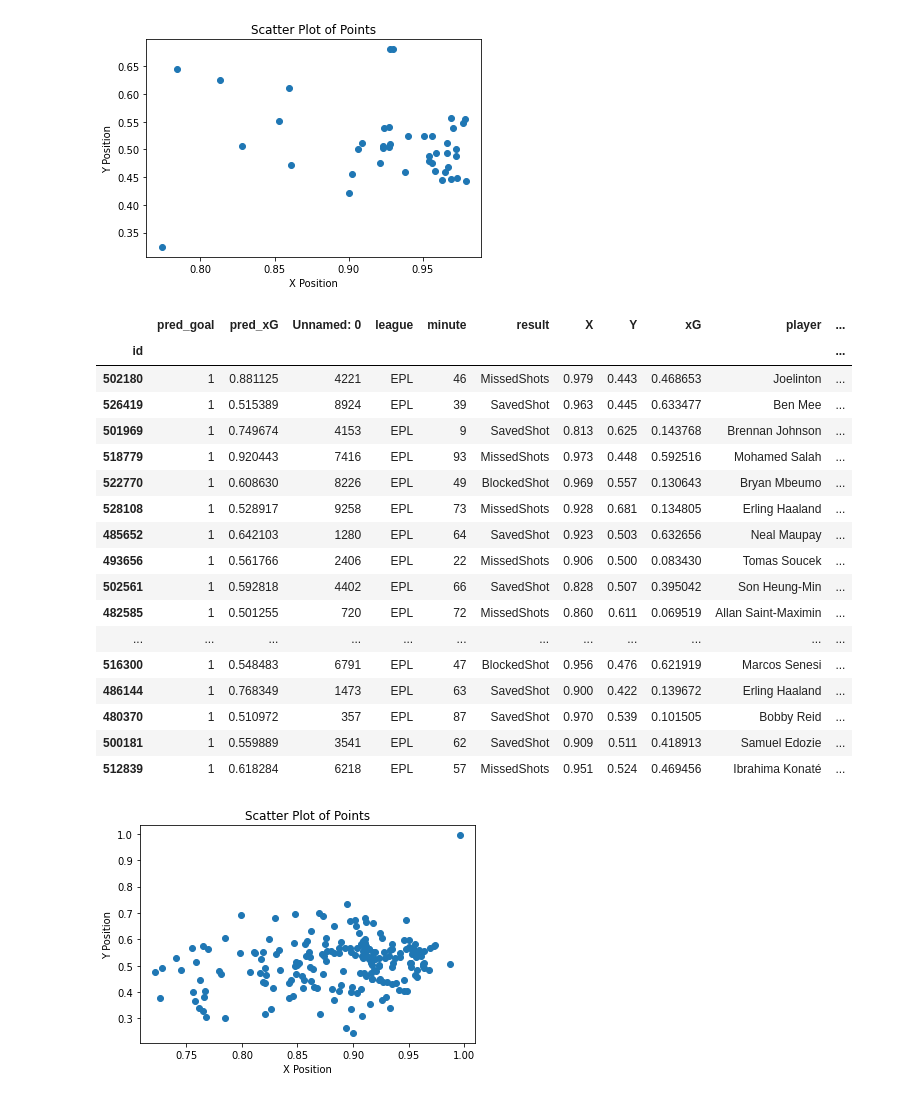
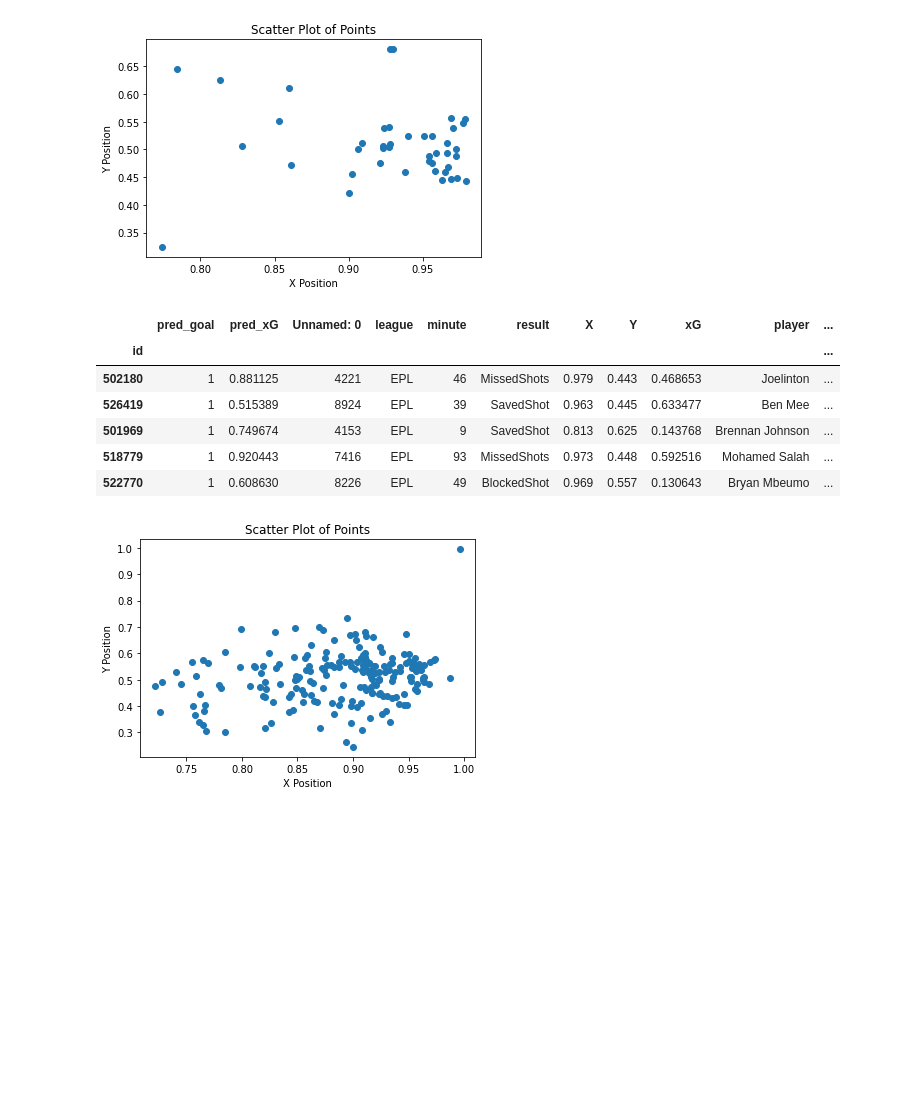
Before and after one commit to puxiao10/Hierarchy_xG_Model, a Jupyter notebook: xG_model.ipynb, the cells around one changed output. Drawn from its saved outputs; the diff is of its cells as text; code cells hidden in the pictures; blank space fills up the shorter version.

```diff
--- a/xG_model.ipynb
+++ b/xG_model.ipynb
@@ -390,26 +379,15 @@ plt.show()
 # %% [output]
 [figure]
 # %%
-incorrectly_pred_goal
+incorrectly_pred_goal.head()
 # %% [output]
 |  | pred_goal | pred_xG | Unnamed: 0 | league | minute | result | X | Y | xG | player | ... |
 | id |  |  |  |  |  |  |  |  |  |  | ... |
 | 502180 | 1 | 0.881125 | 4221 | EPL | 46 | MissedShots | 0.979 | 0.443 | 0.468653 | Joelinton | ... |
 | 526419 | 1 | 0.515389 | 8924 | EPL | 39 | SavedShot | 0.963 | 0.445 | 0.633477 | Ben Mee | ... |
 | 501969 | 1 | 0.749674 | 4153 | EPL | 9 | SavedShot | 0.813 | 0.625 | 0.143768 | Brennan Johnson | ... |
 | 518779 | 1 | 0.920443 | 7416 | EPL | 93 | MissedShots | 0.973 | 0.448 | 0.592516 | Mohamed Salah | ... |
 | 522770 | 1 | 0.608630 | 8226 | EPL | 49 | BlockedShot | 0.969 | 0.557 | 0.130643 | Bryan Mbeumo | ... |
-| 528108 | 1 | 0.528917 | 9258 | EPL | 73 | MissedShots | 0.928 | 0.681 | 0.134805 | Erling Haaland | ... |
-| 485652 | 1 | 0.642103 | 1280 | EPL | 64 | SavedShot | 0.923 | 0.503 | 0.632656 | Neal Maupay | ... |
-| 493656 | 1 | 0.561766 | 2406 | EPL | 22 | MissedShots | 0.906 | 0.500 | 0.083430 | Tomas Soucek | ... |
-| 502561 | 1 | 0.592818 | 4402 | EPL | 66 | SavedShot | 0.828 | 0.507 | 0.395042 | Son Heung-Min | ... |
-| 482585 | 1 | 0.501255 | 720 | EPL | 72 | MissedShots | 0.860 | 0.611 | 0.069519 | Allan Saint-Maximin | ... |
-| ... | ... | ... | ... | ... | ... | ... | ... | ... | ... | ... | ... |
-| 516300 | 1 | 0.548483 | 6791 | EPL | 47 | BlockedShot | 0.956 | 0.476 | 0.621919 | Marcos Senesi | ... |
-| 486144 | 1 | 0.768349 | 1473 | EPL | 63 | SavedShot | 0.900 | 0.422 | 0.139672 | Erling Haaland | ... |
-| 480370 | 1 | 0.510972 | 357 | EPL | 87 | SavedShot | 0.970 | 0.539 | 0.101505 | Bobby Reid | ... |
-| 500181 | 1 | 0.559889 | 3541 | EPL | 62 | SavedShot | 0.909 | 0.511 | 0.418913 | Samuel Edozie | ... |
-| 512839 | 1 | 0.618284 | 6218 | EPL | 57 | MissedShots | 0.951 | 0.524 | 0.469456 | Ibrahima Konaté | ... |
 # %%
 # incorrectly predicted miss
 incorrectly_pred_miss = test_result[(test_result['pred_goal'] == 0) & (test_result['goal'] == 1)]
```
Also changed, not shown: parts of 2 cells of this notebook.
